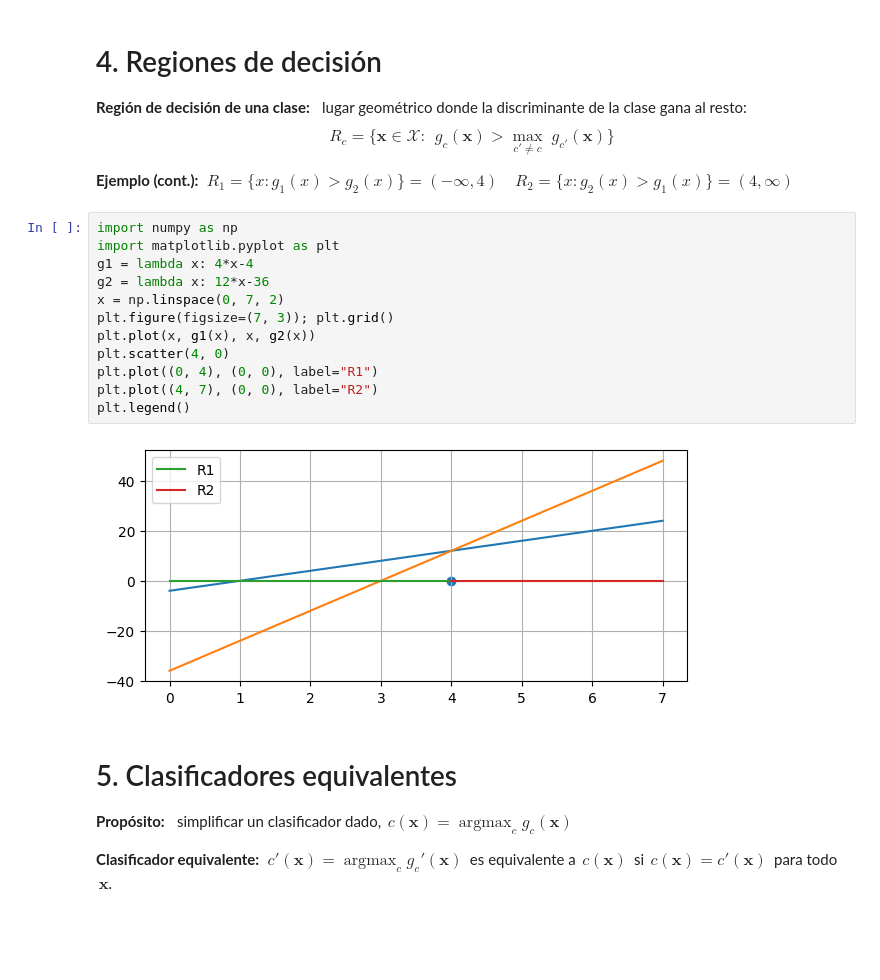
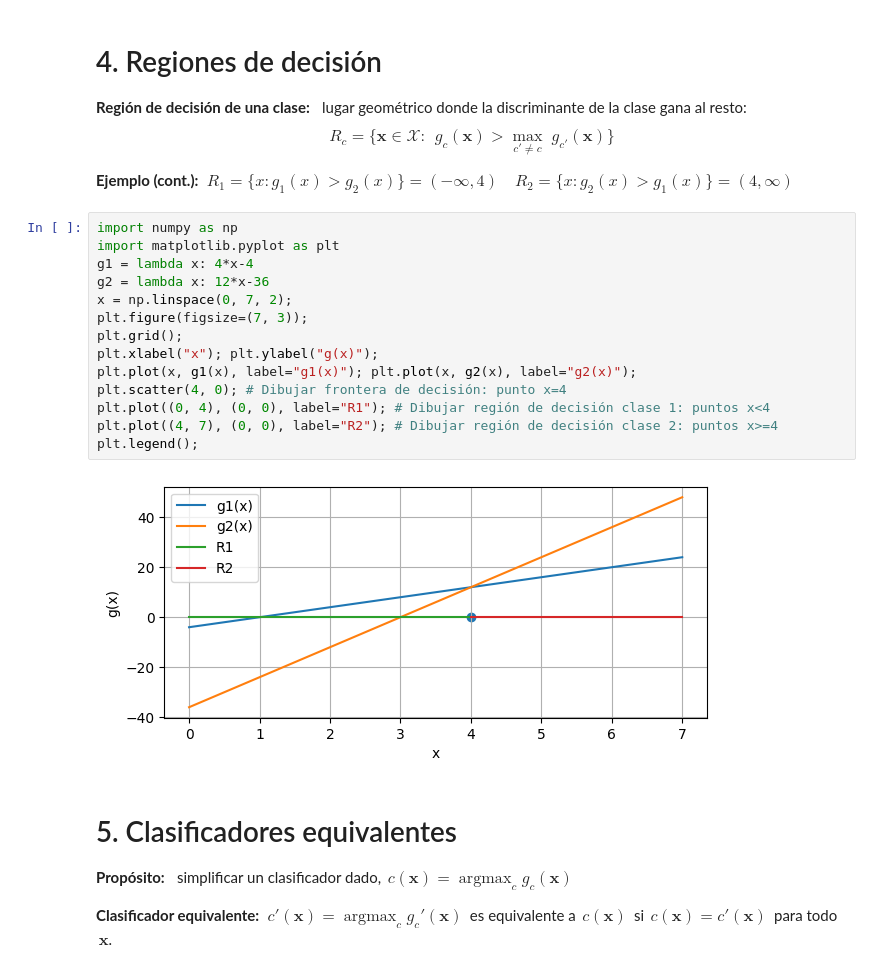
Before and after one commit to jsilvestreUPV/SIN-EPSA, a Jupyter notebook: B2/Teo/T3: Aprendizaje Supervisado: regresión logística/T3.1a Funciones discriminantes.ipynb, the cells around one changed output. Drawn from its saved outputs; the diff is of its cells as text; blank space fills up the shorter version.

```diff
--- a/B2/Teo/T3: Aprendizaje Supervisado: regresión logística/T3.1a Funciones discriminantes.ipynb
+++ b/B2/Teo/T3: Aprendizaje Supervisado: regresión logística/T3.1a Funciones discriminantes.ipynb
@@ -86,17 +92,19 @@ $$R_c=\bigl\{\boldsymbol{x}\in\mathcal{X}:~~ g_c(\boldsymbol{x})>\max_{c'\neq c}
 # %%
 import numpy as np
 import matplotlib.pyplot as plt
 g1 = lambda x: 4*x-4
 g2 = lambda x: 12*x-36
-x = np.linspace(0, 7, 2)
-plt.figure(figsize=(7, 3)); plt.grid()
-plt.plot(x, g1(x), x, g2(x))
-plt.scatter(4, 0)
-plt.plot((0, 4), (0, 0), label="R1")
-plt.plot((4, 7), (0, 0), label="R2")
-plt.legend()
+x = np.linspace(0, 7, 2);
+plt.figure(figsize=(7, 3));
+plt.grid();
+plt.xlabel("x"); plt.ylabel("g(x)");
+plt.plot(x, g1(x), label="g1(x)"); plt.plot(x, g2(x), label="g2(x)");
+plt.scatter(4, 0); # Dibujar frontera de decisión: punto x=4
+plt.plot((0, 4), (0, 0), label="R1"); # Dibujar región de decisión clase 1: puntos x<4
+plt.plot((4, 7), (0, 0), label="R2"); # Dibujar región de decisión clase 2: puntos x>=4
+plt.legend();
 # %% [output]
-[figure, old version]
+[figure, new version]
 # %% [markdown]
 # 5. Clasificadores equivalentes
 
```
Also changed, not shown: parts of 3 cells of this notebook, 1 other file.
